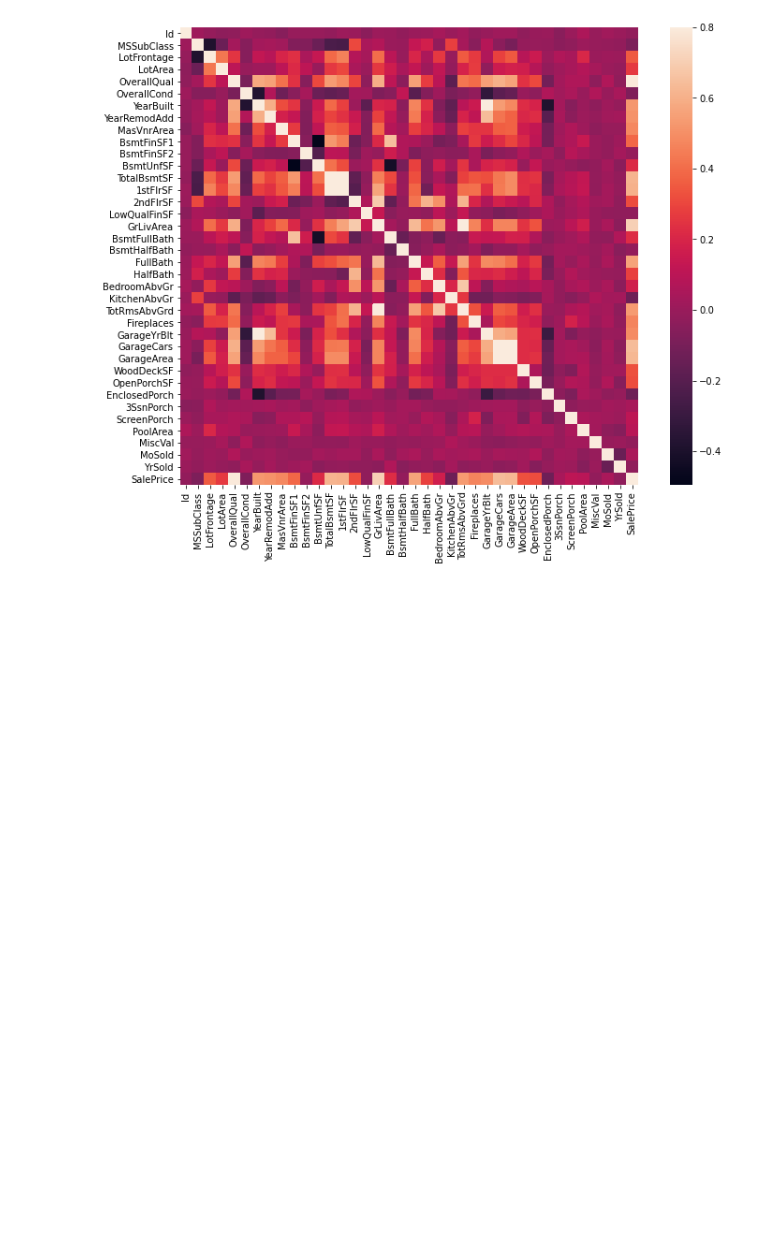
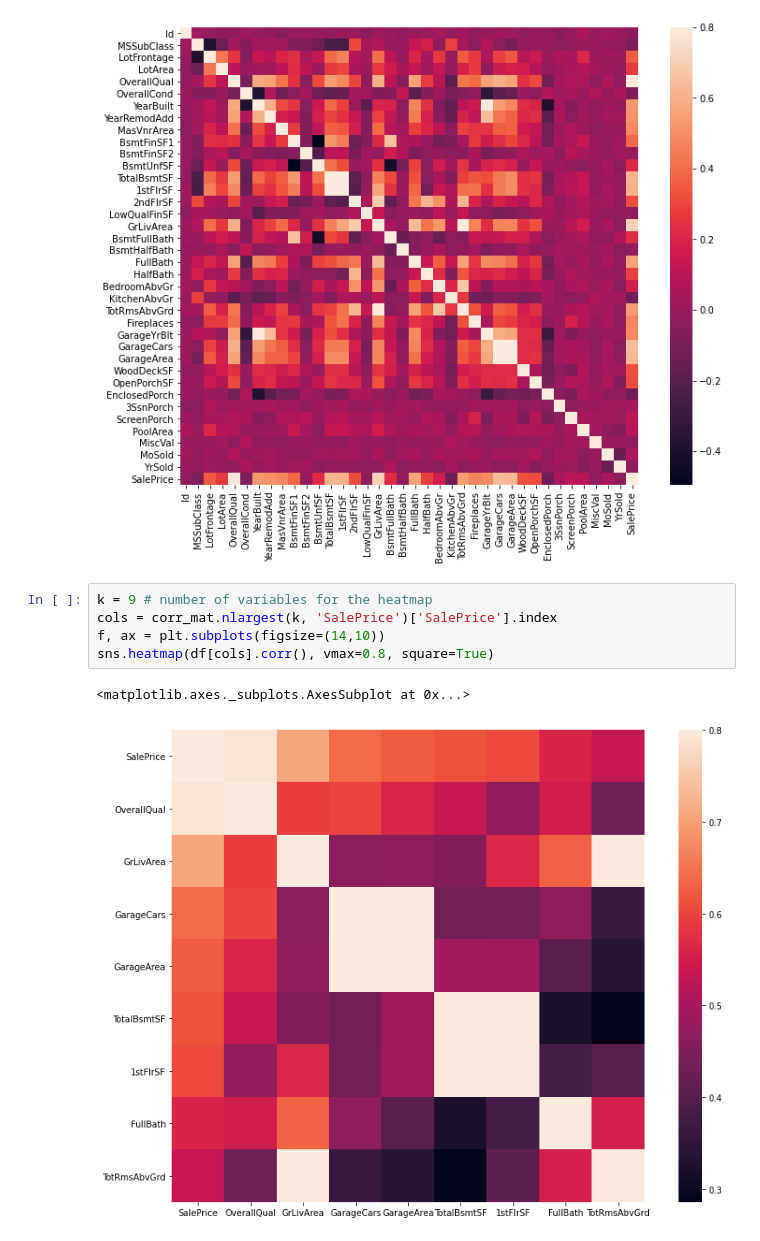
Before and after one commit to rohan-paul/Kaggle-House-Prices-Advanced-Regression-Techniques, a Jupyter notebook: data_exploration.ipynb, the cells around one changed output. Saved outputs shown, nothing was run; the diff lists cells and outputs as text; blank space fills up the shorter version.

```diff
--- a/data_exploration.ipynb
+++ b/data_exploration.ipynb
@@ -131,3 +131,11 @@ sns.heatmap(corr_mat, vmax=0.8, square=True)
 # %% [output]
 <matplotlib.axes._subplots.AxesSubplot at 0x...>
 [figure]
+# %%
+k = 9 # number of variables for the heatmap
+cols = corr_mat.nlargest(k, 'SalePrice')['SalePrice'].index
+f, ax = plt.subplots(figsize=(14,10))
+sns.heatmap(df[cols].corr(), vmax=0.8, square=True)
+# %% [output]
+<matplotlib.axes._subplots.AxesSubplot at 0x...>
+[figure, added]
```
